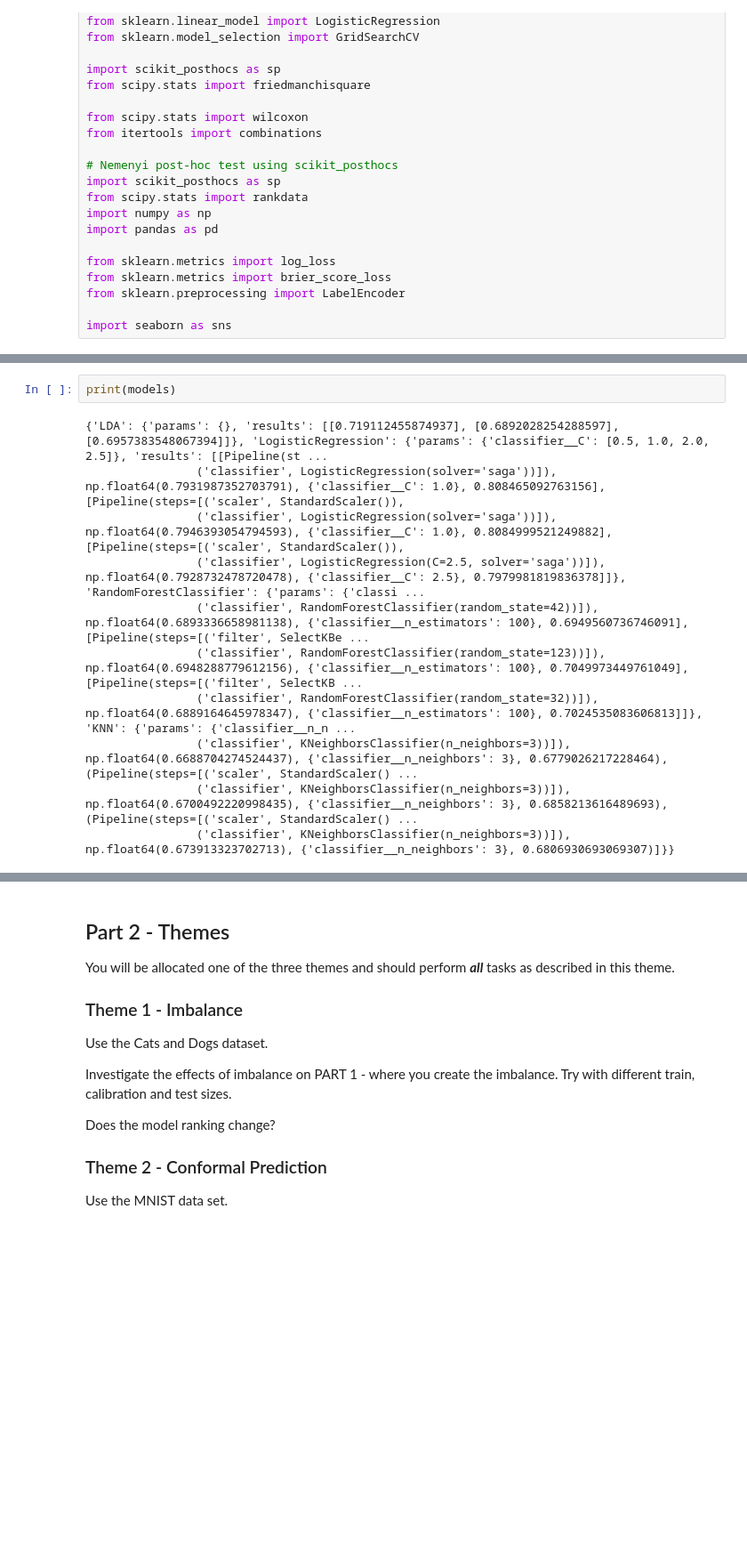
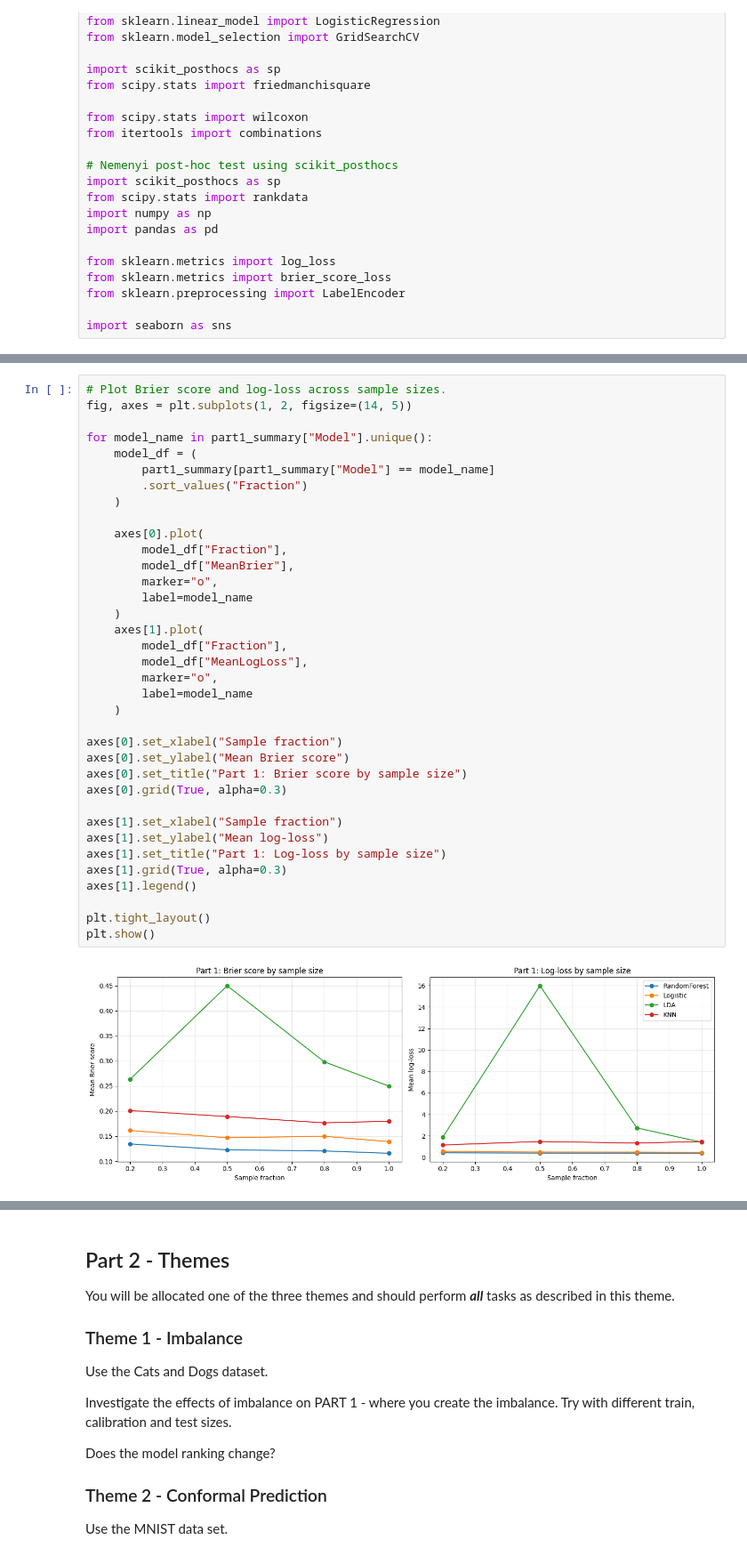
Before and after one commit to CleosCleopatra/big_data_3, a Jupyter notebook: project3Py.ipynb, the cells around one changed output, grey strips where cells are left out. Shown at 89% size. Drawn from its saved outputs; the diff is of its cells as text; blank space fills up the shorter version.

```diff
--- a/project3Py.ipynb
+++ b/project3Py.ipynb
@@ -521,14 +552,39 @@ plt.show()
 # %%
-print(models)
+# Plot Brier score and log-loss across sample sizes.
+fig, axes = plt.subplots(1, 2, figsize=(14, 5))
+
+for model_name in part1_summary["Model"].unique():
+    model_df = (
+        part1_summary[part1_summary["Model"] == model_name]
+        .sort_values("Fraction")
+    )
+
+    axes[0].plot(
+        model_df["Fraction"],
+        model_df["MeanBrier"],
+        marker="o",
+        label=model_name
+    )
+    axes[1].plot(
+        model_df["Fraction"],
+        model_df["MeanLogLoss"],
+        marker="o",
+        label=model_name
+    )
+
+axes[0].set_xlabel("Sample fraction")
+axes[0].set_ylabel("Mean Brier score")
+axes[0].set_title("Part 1: Brier score by sample size")
+axes[0].grid(True, alpha=0.3)
+
+axes[1].set_xlabel("Sample fraction")
+axes[1].set_ylabel("Mean log-loss")
+axes[1].set_title("Part 1: Log-loss by sample size")
+axes[1].grid(True, alpha=0.3)
+axes[1].legend()
+
+plt.tight_layout()
+plt.show()
 # %% [output]
-{'LDA': {'params': {}, 'results': [[0.719112455874937], [0.6892028254288597], [0.6957383548067394]]}, 'LogisticRegression': {'params': {'classifier__C': [0.5, 1.0, 2.0, 2.5]}, 'results': [[Pipeline(st ...
-                ('classifier', LogisticRegression(solver='saga'))]), np.float64(0.7931987352703791), {'classifier__C': 1.0}, 0.808465092763156], [Pipeline(steps=[('scaler', StandardScaler()),
-                ('classifier', LogisticRegression(solver='saga'))]), np.float64(0.7946393054794593), {'classifier__C': 1.0}, 0.8084999521249882], [Pipeline(steps=[('scaler', StandardScaler()),
-                ('classifier', LogisticRegression(C=2.5, solver='saga'))]), np.float64(0.7928732478720478), {'classifier__C': 2.5}, 0.7979981819836378]]}, 'RandomForestClassifier': {'params': {'classi ...
-                ('classifier', RandomForestClassifier(random_state=42))]), np.float64(0.6893336658981138), {'classifier__n_estimators': 100}, 0.6949560736746091], [Pipeline(steps=[('filter', SelectKBe ...
-                ('classifier', RandomForestClassifier(random_state=123))]), np.float64(0.6948288779612156), {'classifier__n_estimators': 100}, 0.7049973449761049], [Pipeline(steps=[('filter', SelectKB ...
-                ('classifier', RandomForestClassifier(random_state=32))]), np.float64(0.6889164645978347), {'classifier__n_estimators': 100}, 0.7024535083606813]]}, 'KNN': {'params': {'classifier__n_n ...
-                ('classifier', KNeighborsClassifier(n_neighbors=3))]), np.float64(0.6688704274524437), {'classifier__n_neighbors': 3}, 0.6779026217228464), (Pipeline(steps=[('scaler', StandardScaler() ...
-                ('classifier', KNeighborsClassifier(n_neighbors=3))]), np.float64(0.6700492220998435), {'classifier__n_neighbors': 3}, 0.6858213616489693), (Pipeline(steps=[('scaler', StandardScaler() ...
-                ('classifier', KNeighborsClassifier(n_neighbors=3))]), np.float64(0.673913323702713), {'classifier__n_neighbors': 3}, 0.6806930693069307)]}}
+[figure, added]
 # %%
```
Also changed, not shown: parts of 10 cells of this notebook.
